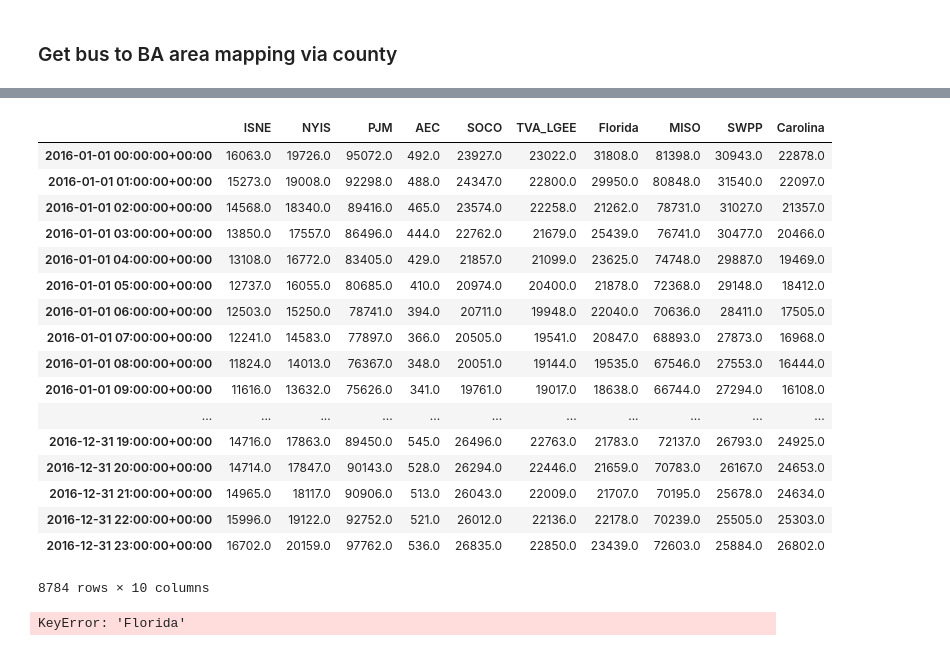
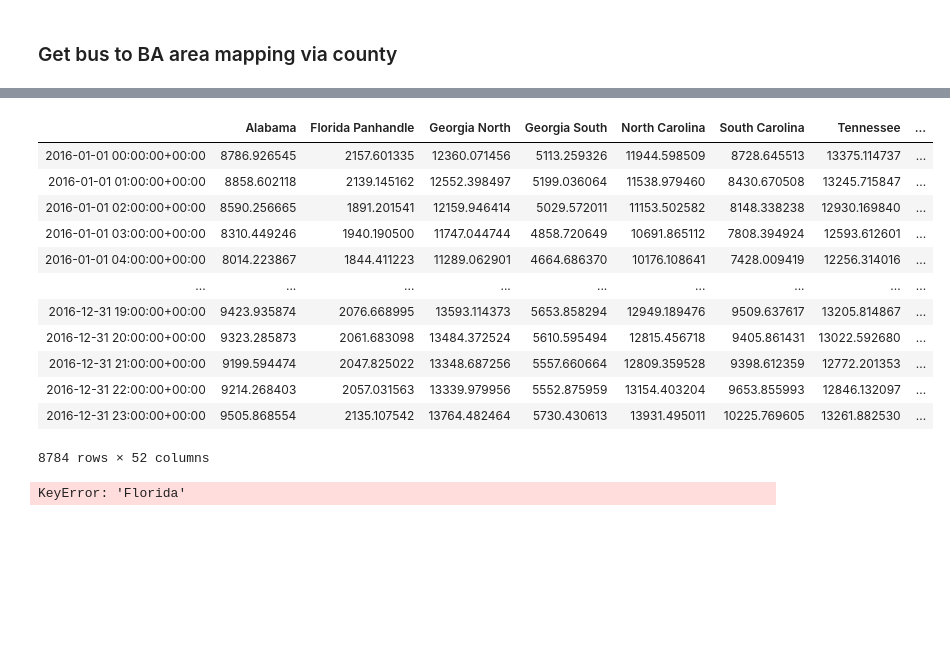
Before and after one commit to Breakthrough-Energy/PreREISE, a Jupyter notebook: prereise/gather/demanddata/eia/demo/demo_Eastern_v2/eastern_demand_v2_demo.ipynb, the cells around one changed output, grey strips where cells are left out. Cells and saved outputs as stored; diff of their text form; code cells hidden in the pictures; blank space fills up the shorter version.

```diff
--- a/prereise/gather/demanddata/eia/demo/demo_Eastern_v2/eastern_demand_v2_demo.ipynb
+++ b/prereise/gather/demanddata/eia/demo/demo_Eastern_v2/eastern_demand_v2_demo.ipynb
@@ -230,28 +267,23 @@ bus_map.set_index('bus_id')
 # %%
 eastern_agg_demand = pd.read_pickle("C:\\Users\\dmuldrew\\Dropbox (IVL)\\Explorations\\DanM\\demand_interpolated.pkl")
 # %%
-final_eastern_demand = map_to_loadzone(eastern_agg_demand, bus_map)
+final_eastern_demand = map_to_loadzone(eastern_fix_outliers, bus_map)
-# %%
-eastern_agg_demand
-# %% [output]
-|  | ISNE | NYIS | PJM | AEC | SOCO | TVA_LGEE | Florida | MISO | SWPP | Carolina |
-| 2016-01-01 00:00:00+00:00 | 16063.0 | 19726.0 | 95072.0 | 492.0 | 23927.0 | 23022.0 | 31808.0 | 81398.0 | 30943.0 | 22878.0 |
-| 2016-01-01 01:00:00+00:00 | 15273.0 | 19008.0 | 92298.0 | 488.0 | 24347.0 | 22800.0 | 29950.0 | 80848.0 | 31540.0 | 22097.0 |
-| 2016-01-01 02:00:00+00:00 | 14568.0 | 18340.0 | 89416.0 | 465.0 | 23574.0 | 22258.0 | 21262.0 | 78731.0 | 31027.0 | 21357.0 |
-| 2016-01-01 03:00:00+00:00 | 13850.0 | 17557.0 | 86496.0 | 444.0 | 22762.0 | 21679.0 | 25439.0 | 76741.0 | 30477.0 | 20466.0 |
-| 2016-01-01 04:00:00+00:00 | 13108.0 | 16772.0 | 83405.0 | 429.0 | 21857.0 | 21099.0 | 23625.0 | 74748.0 | 29887.0 | 19469.0 |
-| 2016-01-01 05:00:00+00:00 | 12737.0 | 16055.0 | 80685.0 | 410.0 | 20974.0 | 20400.0 | 21878.0 | 72368.0 | 29148.0 | 18412.0 |
-| 2016-01-01 06:00:00+00:00 | 12503.0 | 15250.0 | 78741.0 | 394.0 | 20711.0 | 19948.0 | 22040.0 | 70636.0 | 28411.0 | 17505.0 |
-| 2016-01-01 07:00:00+00:00 | 12241.0 | 14583.0 | 77897.0 | 366.0 | 20505.0 | 19541.0 | 20847.0 | 68893.0 | 27873.0 | 16968.0 |
-| 2016-01-01 08:00:00+00:00 | 11824.0 | 14013.0 | 76367.0 | 348.0 | 20051.0 | 19144.0 | 19535.0 | 67546.0 | 27553.0 | 16444.0 |
-| 2016-01-01 09:00:00+00:00 | 11616.0 | 13632.0 | 75626.0 | 341.0 | 19761.0 | 19017.0 | 18638.0 | 66744.0 | 27294.0 | 16108.0 |
-| ... | ... | ... | ... | ... | ... | ... | ... | ... | ... | ... |
-| 2016-12-31 19:00:00+00:00 | 14716.0 | 17863.0 | 89450.0 | 545.0 | 26496.0 | 22763.0 | 21783.0 | 72137.0 | 26793.0 | 24925.0 |
-| 2016-12-31 20:00:00+00:00 | 14714.0 | 17847.0 | 90143.0 | 528.0 | 26294.0 | 22446.0 | 21659.0 | 70783.0 | 26167.0 | 24653.0 |
-| 2016-12-31 21:00:00+00:00 | 14965.0 | 18117.0 | 90906.0 | 513.0 | 26043.0 | 22009.0 | 21707.0 | 70195.0 | 25678.0 | 24634.0 |
-| 2016-12-31 22:00:00+00:00 | 15996.0 | 19122.0 | 92752.0 | 521.0 | 26012.0 | 22136.0 | 22178.0 | 70239.0 | 25505.0 | 25303.0 |
-| 2016-12-31 23:00:00+00:00 | 16702.0 | 20159.0 | 97762.0 | 536.0 | 26835.0 | 22850.0 | 23439.0 | 72603.0 | 25884.0 | 26802.0 |
-8784 rows × 10 columns
+# %%
+final_eastern_demand
+# %% [output]
+|  | Alabama | Florida Panhandle | Georgia North | Georgia South | North Carolina | South Carolina | Tennessee | ... |
+| 2016-01-01 00:00:00+00:00 | 8786.926545 | 2157.601335 | 12360.071456 | 5113.259326 | 11944.598509 | 8728.645513 | 13375.114737 | ... |
+| 2016-01-01 01:00:00+00:00 | 8858.602118 | 2139.145162 | 12552.398497 | 5199.036064 | 11538.979460 | 8430.670508 | 13245.715847 | ... |
+| 2016-01-01 02:00:00+00:00 | 8590.256665 | 1891.201541 | 12159.946414 | 5029.572011 | 11153.502582 | 8148.338238 | 12930.169840 | ... |
+| 2016-01-01 03:00:00+00:00 | 8310.449246 | 1940.190500 | 11747.044744 | 4858.720649 | 10691.865112 | 7808.394924 | 12593.612601 | ... |
+| 2016-01-01 04:00:00+00:00 | 8014.223867 | 1844.411223 | 11289.062901 | 4664.686370 | 10176.108641 | 7428.009419 | 12256.314016 | ... |
+| ... | ... | ... | ... | ... | ... | ... | ... | ... |
+| 2016-12-31 19:00:00+00:00 | 9423.935874 | 2076.668995 | 13593.114373 | 5653.858294 | 12949.189476 | 9509.637617 | 13205.814867 | ... |
+| 2016-12-31 20:00:00+00:00 | 9323.285873 | 2061.683098 | 13484.372524 | 5610.595494 | 12815.456718 | 9405.861431 | 13022.592680 | ... |
+| 2016-12-31 21:00:00+00:00 | 9199.594474 | 2047.825022 | 13348.687256 | 5557.660664 | 12809.359528 | 9398.612359 | 12772.201353 | ... |
+| 2016-12-31 22:00:00+00:00 | 9214.268403 | 2057.031563 | 13339.979956 | 5552.875959 | 13154.403204 | 9653.855993 | 12846.132097 | ... |
+| 2016-12-31 23:00:00+00:00 | 9505.868554 | 2135.107542 | 13764.482464 | 5730.430613 | 13931.495011 | 10225.769605 | 13261.882530 | ... |
+8784 rows × 52 columns
 # %%
 plt.rcParams['figure.figsize'] = [60, 5]
 final_eastern_demand
```
Also changed, not shown: parts of 10 cells of this notebook, 2 other files.
